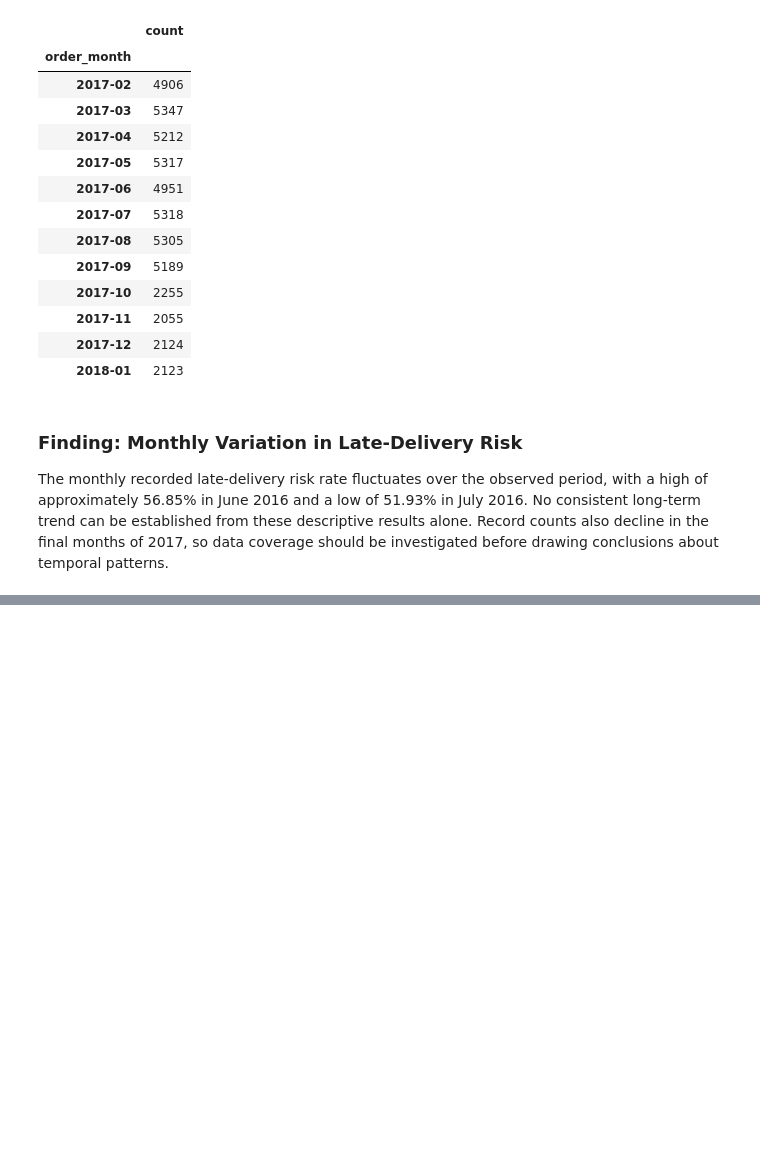
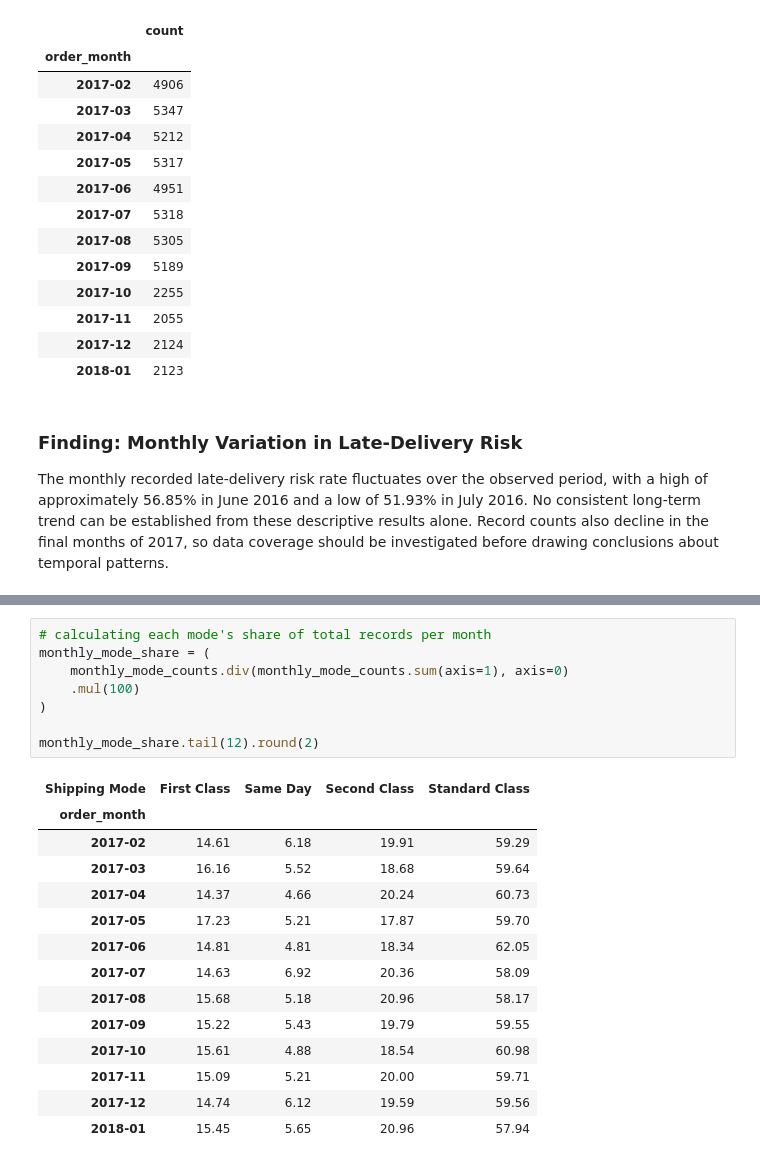
Before and after one commit to divyamohan6388-droid/Logistics-Analytics-Shipment-Delay-Prediction, a Jupyter notebook: notebooks/02_eda.ipynb, the cells around one changed output, grey strips where cells are left out. Drawn from its saved outputs; the diff is of its cells as text; blank space fills up the shorter version.

```diff
--- a/notebooks/02_eda.ipynb
+++ b/notebooks/02_eda.ipynb
@@ -377,0 +473,23 @@ The monthly recorded late-delivery risk rate fluctuates over the observed period
+# %%
+# calculating each mode's share of total records per month
+monthly_mode_share = (
+    monthly_mode_counts.div(monthly_mode_counts.sum(axis=1), axis=0)
+    .mul(100)
+)
+
+monthly_mode_share.tail(12).round(2)
+# %% [output]
+| Shipping Mode | First Class | Same Day | Second Class | Standard Class |
+| order_month |  |  |  |  |
+| 2017-02 | 14.61 | 6.18 | 19.91 | 59.29 |
+| 2017-03 | 16.16 | 5.52 | 18.68 | 59.64 |
+| 2017-04 | 14.37 | 4.66 | 20.24 | 60.73 |
+| 2017-05 | 17.23 | 5.21 | 17.87 | 59.70 |
+| 2017-06 | 14.81 | 4.81 | 18.34 | 62.05 |
+| 2017-07 | 14.63 | 6.92 | 20.36 | 58.09 |
+| 2017-08 | 15.68 | 5.18 | 20.96 | 58.17 |
+| 2017-09 | 15.22 | 5.43 | 19.79 | 59.55 |
+| 2017-10 | 15.61 | 4.88 | 18.54 | 60.98 |
+| 2017-11 | 15.09 | 5.21 | 20.00 | 59.71 |
+| 2017-12 | 14.74 | 6.12 | 19.59 | 59.56 |
+| 2018-01 | 15.45 | 5.65 | 20.96 | 57.94 |
```
Also changed, not shown: parts of 5 cells of this notebook.
